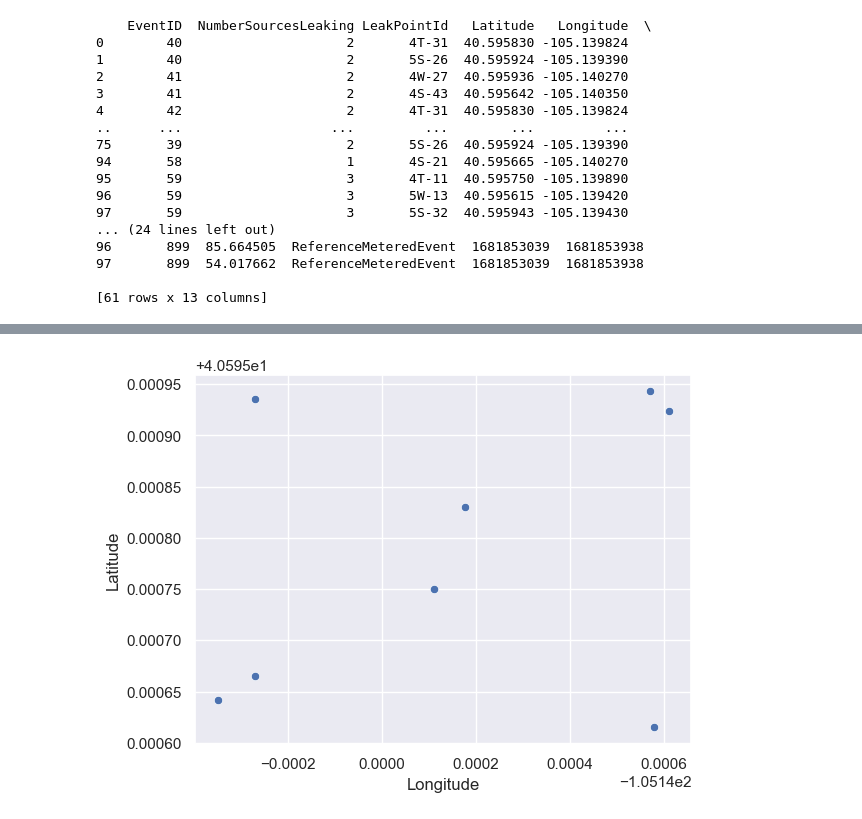
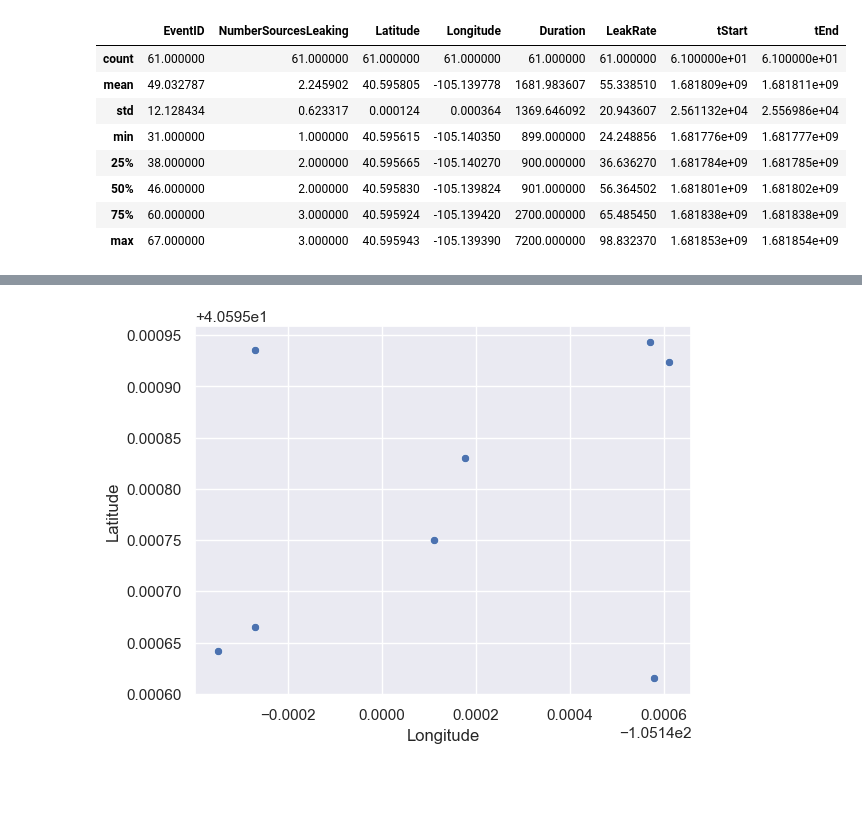
Before and after one commit to AaduMaadu/HackUTDX, a Jupyter notebook: processFuguitive.ipynb, the cells around one changed output, grey strips where cells are left out. Saved outputs shown, nothing was run; the diff lists cells and outputs as text; code cells hidden in the pictures; blank space fills up the shorter version.

```diff
--- a/processFuguitive.ipynb
+++ b/processFuguitive.ipynb
@@ -4,26 +4,18 @@ leak_location_data = pd.read_csv('leak_locations_and_rate.csv')
 # %%
 # SUCCESS, ABLE TO RETRIEVE ALL ROWS WITH FUGITIVE
 my_value = "Fugitive"
 results = leak_location_data.loc[leak_location_data["EmissionCategory"] == my_value]
-print(results)
+results.describe()
 # %% [output]
-    EventID  NumberSourcesLeaking LeakPointId   Latitude   Longitude  \
-0        40                     2       4T-31  40.595830 -105.139824
-1        40                     2       5S-26  40.595924 -105.139390
-2        41                     2       4W-27  40.595936 -105.140270
-3        41                     2       4S-43  40.595642 -105.140350
-4        42                     2       4T-31  40.595830 -105.139824
-..      ...                   ...         ...        ...         ...
-75       39                     2       5S-26  40.595924 -105.139390
-94       58                     1       4S-21  40.595665 -105.140270
-95       59                     3       4T-11  40.595750 -105.139890
-96       59                     3       5W-13  40.595615 -105.139420
-97       59                     3       5S-32  40.595943 -105.139430
-... (24 lines left out)
-96       899  85.664505  ReferenceMeteredEvent  1681853039  1681853938
-97       899  54.017662  ReferenceMeteredEvent  1681853039  1681853938
-
-[61 rows x 13 columns]
+|  | EventID | NumberSourcesLeaking | Latitude | Longitude | Duration | LeakRate | tStart | tEnd |
+| count | 61.000000 | 61.000000 | 61.000000 | 61.000000 | 61.000000 | 61.000000 | 6.100000e+01 | 6.100000e+01 |
+| mean | 49.032787 | 2.245902 | 40.595805 | -105.139778 | 1681.983607 | 55.338510 | 1.681809e+09 | 1.681811e+09 |
+| std | 12.128434 | 0.623317 | 0.000124 | 0.000364 | 1369.646092 | 20.943607 | 2.561132e+04 | 2.556986e+04 |
+| min | 31.000000 | 1.000000 | 40.595615 | -105.140350 | 899.000000 | 24.248856 | 1.681776e+09 | 1.681777e+09 |
+| 25% | 38.000000 | 2.000000 | 40.595665 | -105.140270 | 900.000000 | 36.636270 | 1.681784e+09 | 1.681785e+09 |
+| 50% | 46.000000 | 2.000000 | 40.595830 | -105.139824 | 901.000000 | 56.364502 | 1.681801e+09 | 1.681802e+09 |
+| 75% | 60.000000 | 3.000000 | 40.595924 | -105.139420 | 2700.000000 | 65.485450 | 1.681838e+09 | 1.681838e+09 |
+| max | 67.000000 | 3.000000 | 40.595943 | -105.139390 | 7200.000000 | 98.832370 | 1.681853e+09 | 1.681854e+09 |
 # %%
 durations = results.loc[:,"Duration"]
 leakRates = results.loc[:, "LeakRate"]
```
Also changed, not shown: parts of 3 cells of this notebook.
